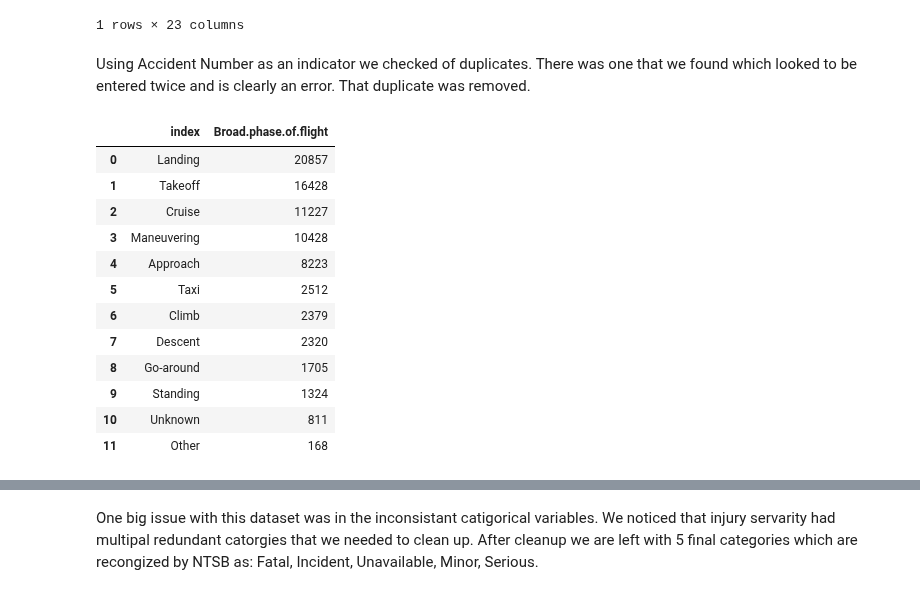
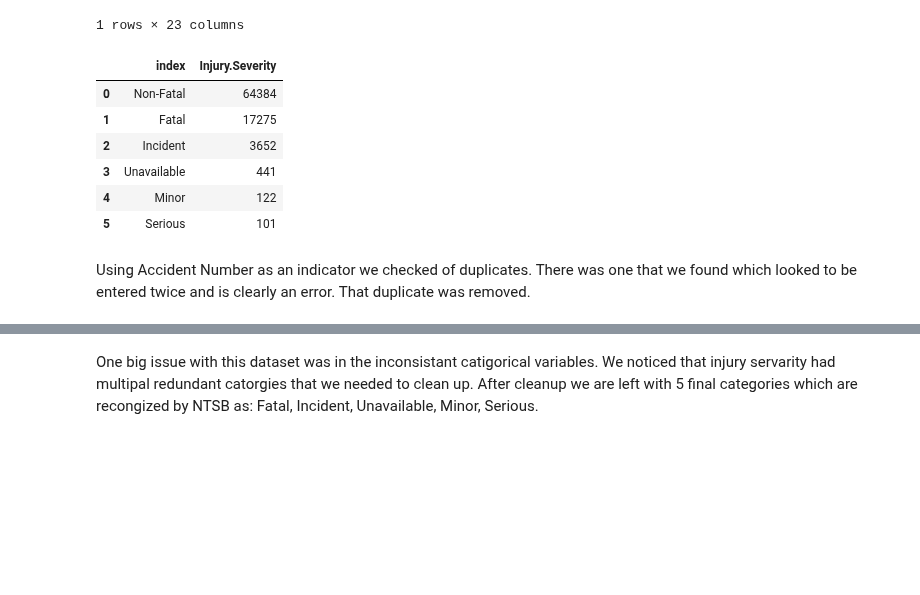
Before and after one commit to sajmera9/MachineLearning1, a Jupyter notebook: Lab 1 - Visualization and Preprocessing .ipynb, the cells around one changed output, grey strips where cells are left out. Cells and saved outputs as stored; diff of their text form; code cells hidden in the pictures; blank space fills up the shorter version.

Commit message:
fixed Non-Fatal level for injury severity

```diff
--- a/Lab 1 - Visualization and Preprocessing .ipynb
+++ b/Lab 1 - Visualization and Preprocessing .ipynb
@@ -267,23 +267,25 @@ rc_aviation[rc_aviation['Accident.Number']=='ERA20CA175'] #Checking for dups
 |  | Investigation.Type | Accident.Number | Country | Airport.Name | Injury.Severity | Aircraft.damage | ... |
 | 973 | Accident | ERA20CA175 | United States | BROOKHAVEN | Non-Fatal | Substantial | ... |
 1 rows × 23 columns
+# %%
+rc_aviation.loc[rc_aviation['Injury.Severity'].str.contains('Non-Fatal', na=False), 'Injury.Severity'] = 'latafnon'
+rc_aviation.loc[rc_aviation['Injury.Severity'].str.contains('Fatal', na=False), 'Injury.Severity'] = 'Fatal'
+rc_aviation.loc[rc_aviation['Injury.Severity'].str.contains('latafnon', na=False), 'Injury.Severity'] = 'Non-Fatal'
+
+#fill in NA values with Unavailable
+rc_aviation['Injury.Severity'] = rc_aviation['Injury.Severity'].fillna("Unavailable")
+#fix spelling error of Siruose
+rc_aviation.loc[rc_aviation['Injury.Severity'].str.contains('Siruose', na=False), 'Injury.Severity'] = 'Serious'
+
+injuryseverity = rc_aviation["Injury.Severity"].value_counts().reset_index()
+injuryseverity
+# %% [output]
+|  | index | Injury.Severity |
+| 0 | Non-Fatal | 64384 |
+| 1 | Fatal | 17275 |
+| 2 | Incident | 3652 |
+| 3 | Unavailable | 441 |
+| 4 | Minor | 122 |
+| 5 | Serious | 101 |
 # %% [markdown]
 Using Accident Number as an indicator we checked of duplicates. There was one that we found which looked to be entered twice and is clearly an error. That duplicate was removed.
-# %%
-#Good
-flightphase=rc_aviation["Broad.phase.of.flight"].value_counts().reset_index()
-flightphase
-# %% [output]
-|  | index | Broad.phase.of.flight |
-| 0 | Landing | 20857 |
-| 1 | Takeoff | 16428 |
-| 2 | Cruise | 11227 |
-| 3 | Maneuvering | 10428 |
-| 4 | Approach | 8223 |
-| 5 | Taxi | 2512 |
-| 6 | Climb | 2379 |
-| 7 | Descent | 2320 |
-| 8 | Go-around | 1705 |
-| 9 | Standing | 1324 |
-| 10 | Unknown | 811 |
-| 11 | Other | 168 |
```
Also changed, not shown: parts of 9 cells of this notebook.
